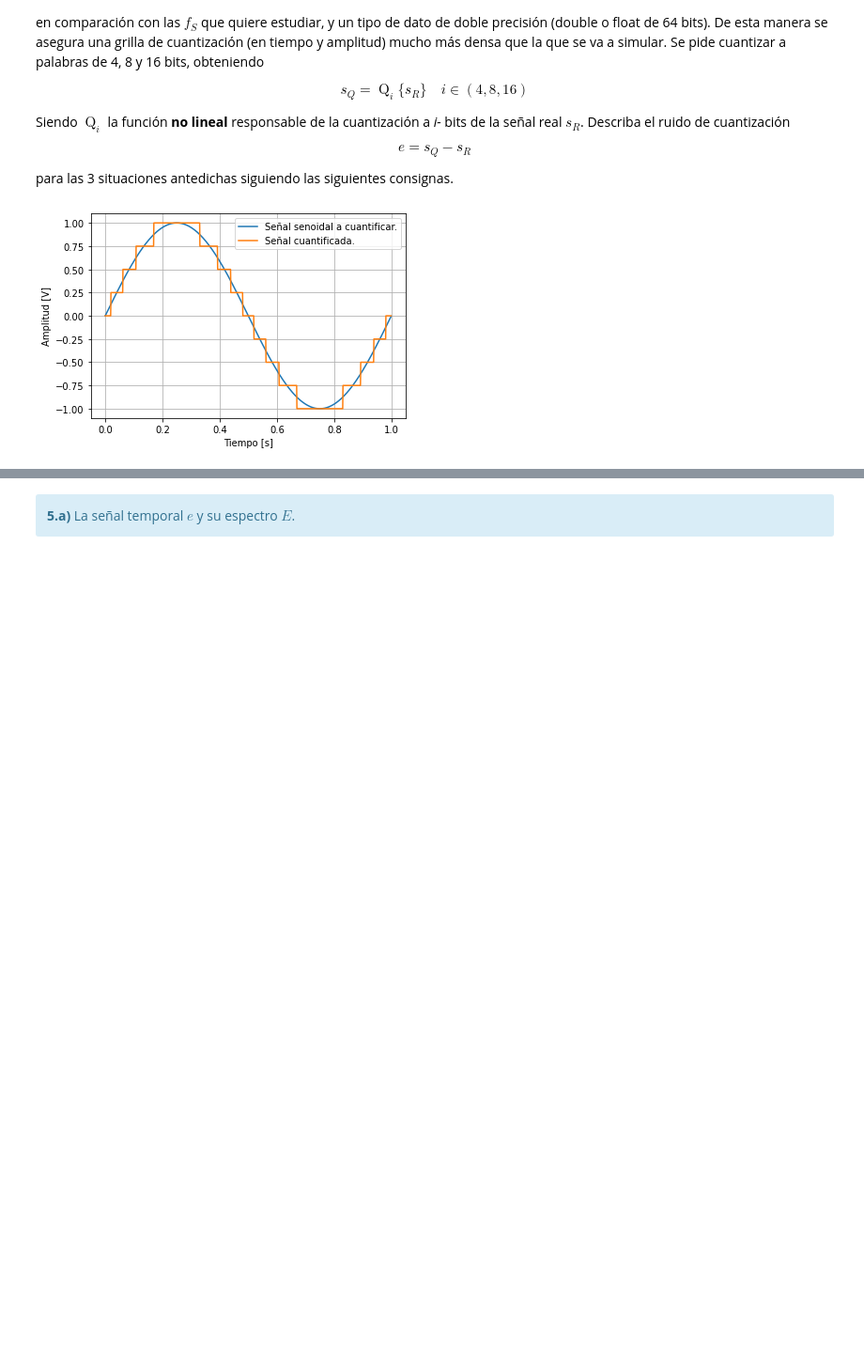
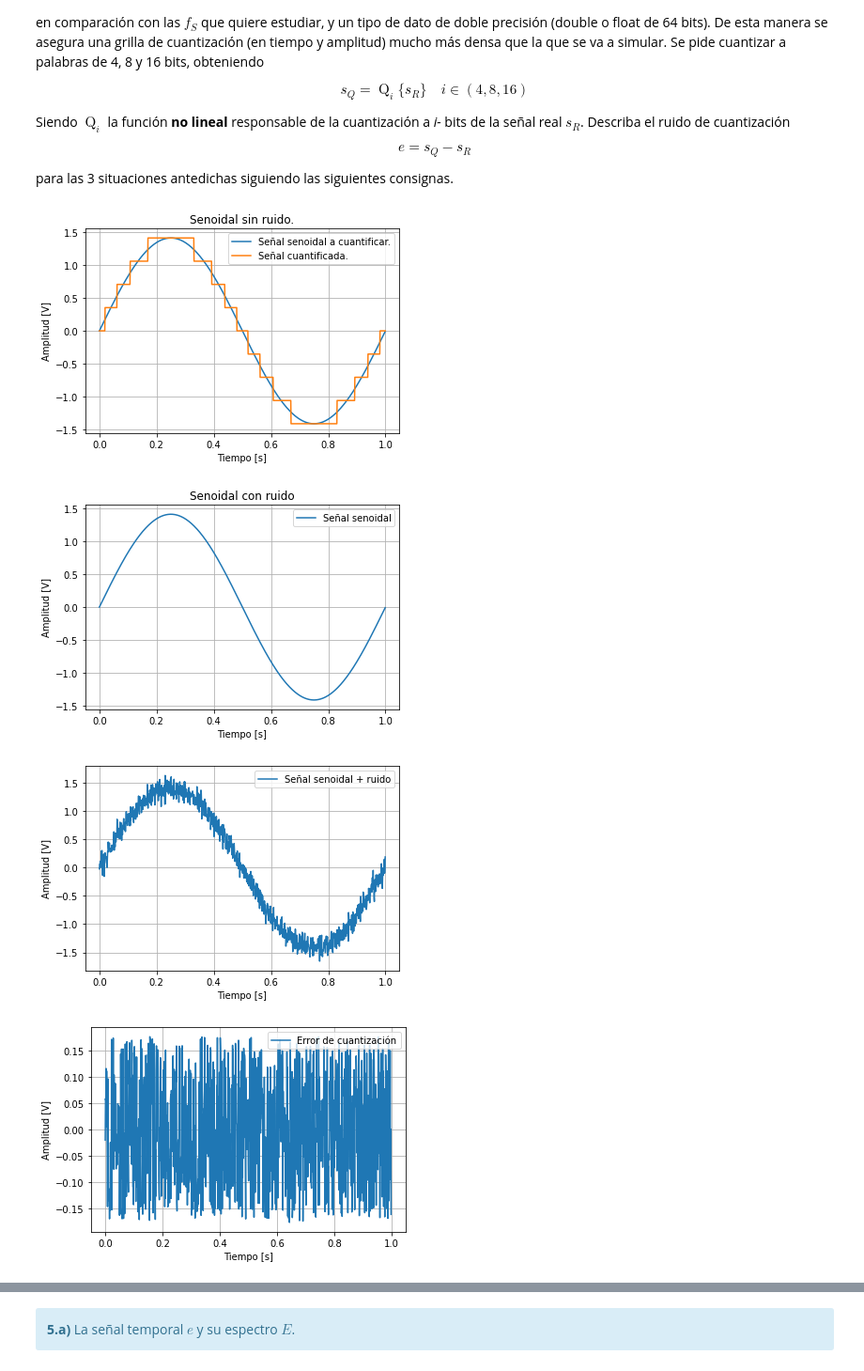
Before and after one commit to jbl95/pds-trabajosPracticos, a Jupyter notebook: TP1 - Muestreo de señales - Forurier.ipynb, the cells around one changed output, grey strips where cells are left out. Shown at 94% size. Cells and saved outputs as stored; diff of their text form; code cells hidden in the pictures; blank space fills up the shorter version.

```diff
--- a/TP1 - Muestreo de señales - Forurier.ipynb
+++ b/TP1 - Muestreo de señales - Forurier.ipynb
@@ -1548,25 +1548,65 @@ def mi_func_ADC (vmax, signal,nbits):
 # %%
 import numpy as npy
 import matplotlib.pyplot as plt
 import scipy as spy
 
 # Señal a muestrear.
-vmax = 1
+vmax = npy.sqrt(2)
 ff = 1
 ph = 0
 dc = 0
 nn = 1000
 fs = 1000
 nbits = 4
 
 tt,xx = mi_func_sen(vmax, dc, ff, ph, nn, fs)
 q = mi_func_ADC(vmax, xx, nbits)
 
+plt.figure(1)
+plt.title('Senoidal sin ruido.')
 plt.plot(tt,xx,label='Señal senoidal a cuantificar.')
 plt.plot(tt,q,label='Señal cuantificada.')
 plt.xlabel('Tiempo [s]')
 plt.ylabel('Amplitud [V]')
 plt.legend()
 plt.grid()
+
+sigma = (vmax**2) / 20
+mu = 0
+
+tt,xx = mi_func_sen(vmax, dc, ff, ph, nn, fs)
+tt_ruido,xx_ruido = mi_ruido(nn, fs, sigma, mu)
+
+sr = xx + xx_ruido
+
+sq = mi_func_ADC(vmax, sr, nbits)
+
+e = sr - sq
+
+plt.figure(2)
+plt.title('Senoidal con ruido')
+plt.plot(tt,xx,label='Señal senoidal')
+plt.xlabel('Tiempo [s]')
+plt.ylabel('Amplitud [V]')
+plt.grid()
+plt.legend()
+
+plt.figure(3)
+plt.plot(tt_ruido,sr,label='Señal senoidal + ruido')
+plt.xlabel('Tiempo [s]')
+plt.ylabel('Amplitud [V]')
+plt.legend()
+plt.grid()
+
+plt.figure(4)
+plt.plot(tt,e,label='Error de cuantización')
+plt.xlabel('Tiempo [s]')
+plt.ylabel('Amplitud [V]')
+plt.grid()
+plt.legend()
+plt.show()
 # %% [output]
-[figure, old version]
+[figure, new version]
+[figure, added]
+[figure, added]
+[figure, added]
```
Also changed, not shown: parts of 7 cells of this notebook.
